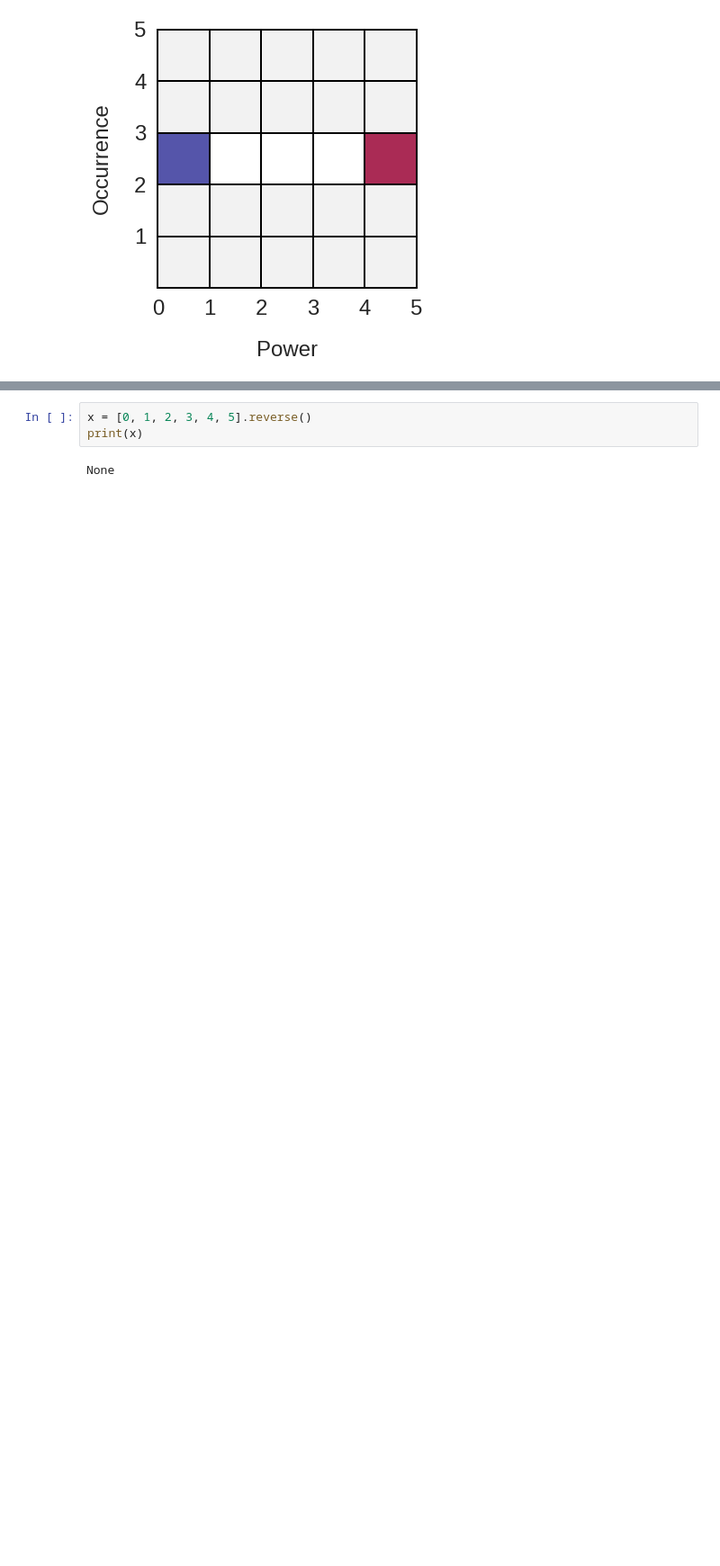
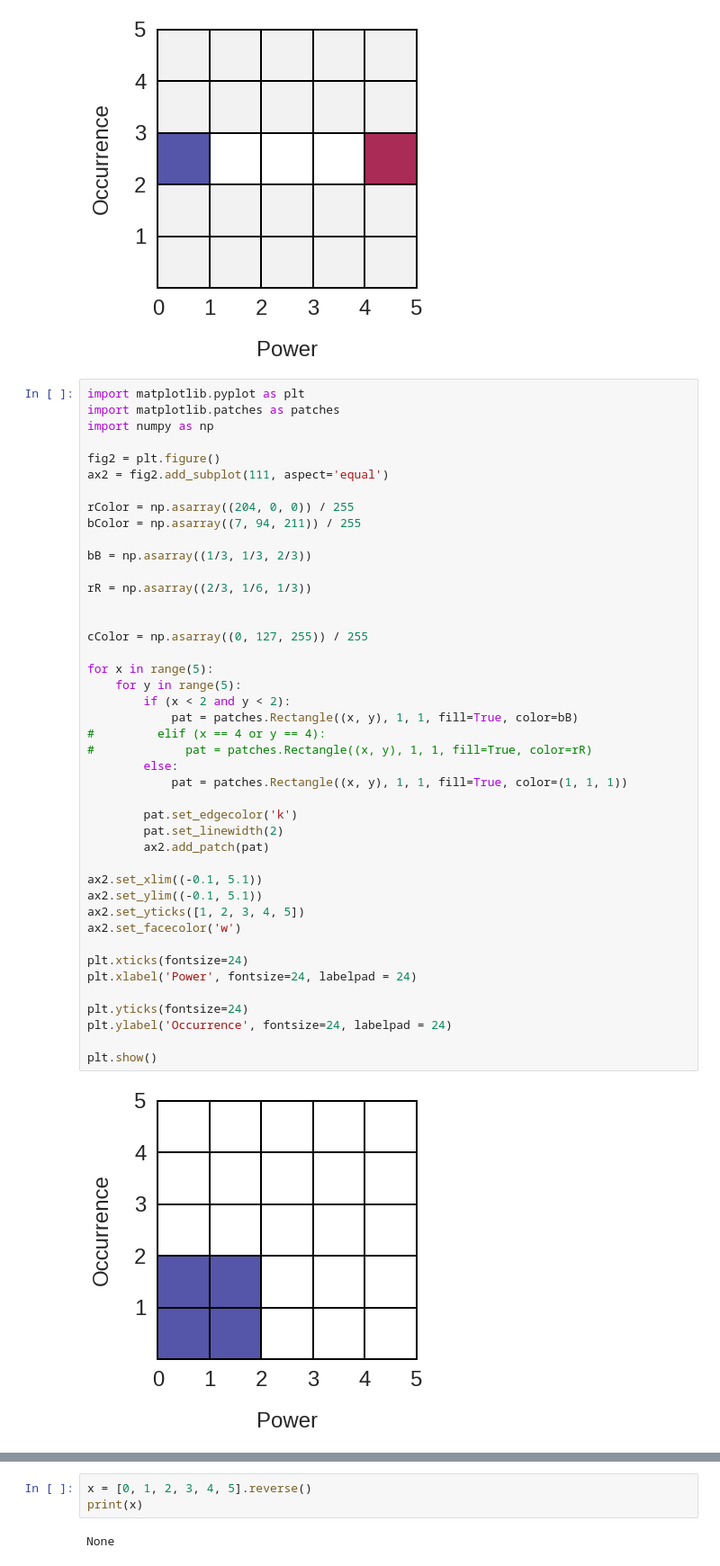
Before and after one commit to Joovvhan/ColabTest, a Jupyter notebook: Graphics_Test.ipynb, the cells around one changed output, grey strips where cells are left out. Shown at 90% size. Cells and saved outputs as stored; diff of their text form; blank space fills up the shorter version.

```diff
--- a/Graphics_Test.ipynb
+++ b/Graphics_Test.ipynb
@@ -491,6 +491,51 @@ plt.ylabel('Occurrence', fontsize=24, labelpad = 24)
 plt.show()
 # %% [output]
 [figure]
+# %%
+import matplotlib.pyplot as plt
+import matplotlib.patches as patches
+import numpy as np
+
+fig2 = plt.figure()
+ax2 = fig2.add_subplot(111, aspect='equal')
+
+rColor = np.asarray((204, 0, 0)) / 255
+bColor = np.asarray((7, 94, 211)) / 255
+
+bB = np.asarray((1/3, 1/3, 2/3))
+
+rR = np.asarray((2/3, 1/6, 1/3))
+
+
+cColor = np.asarray((0, 127, 255)) / 255
+
+for x in range(5):
+    for y in range(5):
+        if (x < 2 and y < 2):
+            pat = patches.Rectangle((x, y), 1, 1, fill=True, color=bB)
+#         elif (x == 4 or y == 4):
+#             pat = patches.Rectangle((x, y), 1, 1, fill=True, color=rR)
+        else:
+            pat = patches.Rectangle((x, y), 1, 1, fill=True, color=(1, 1, 1))
+
+        pat.set_edgecolor('k')
+        pat.set_linewidth(2)
+        ax2.add_patch(pat)
+
+ax2.set_xlim((-0.1, 5.1))
+ax2.set_ylim((-0.1, 5.1))
+ax2.set_yticks([1, 2, 3, 4, 5])
+ax2.set_facecolor('w')
+
+plt.xticks(fontsize=24)
+plt.xlabel('Power', fontsize=24, labelpad = 24)
+
+plt.yticks(fontsize=24)
+plt.ylabel('Occurrence', fontsize=24, labelpad = 24)
+
+plt.show()
+# %% [output]
+[figure, added]
 # %%
 import matplotlib.pyplot as plt
 import matplotlib.patches as patches
```
Also changed, not shown: parts of 3 cells of this notebook.
